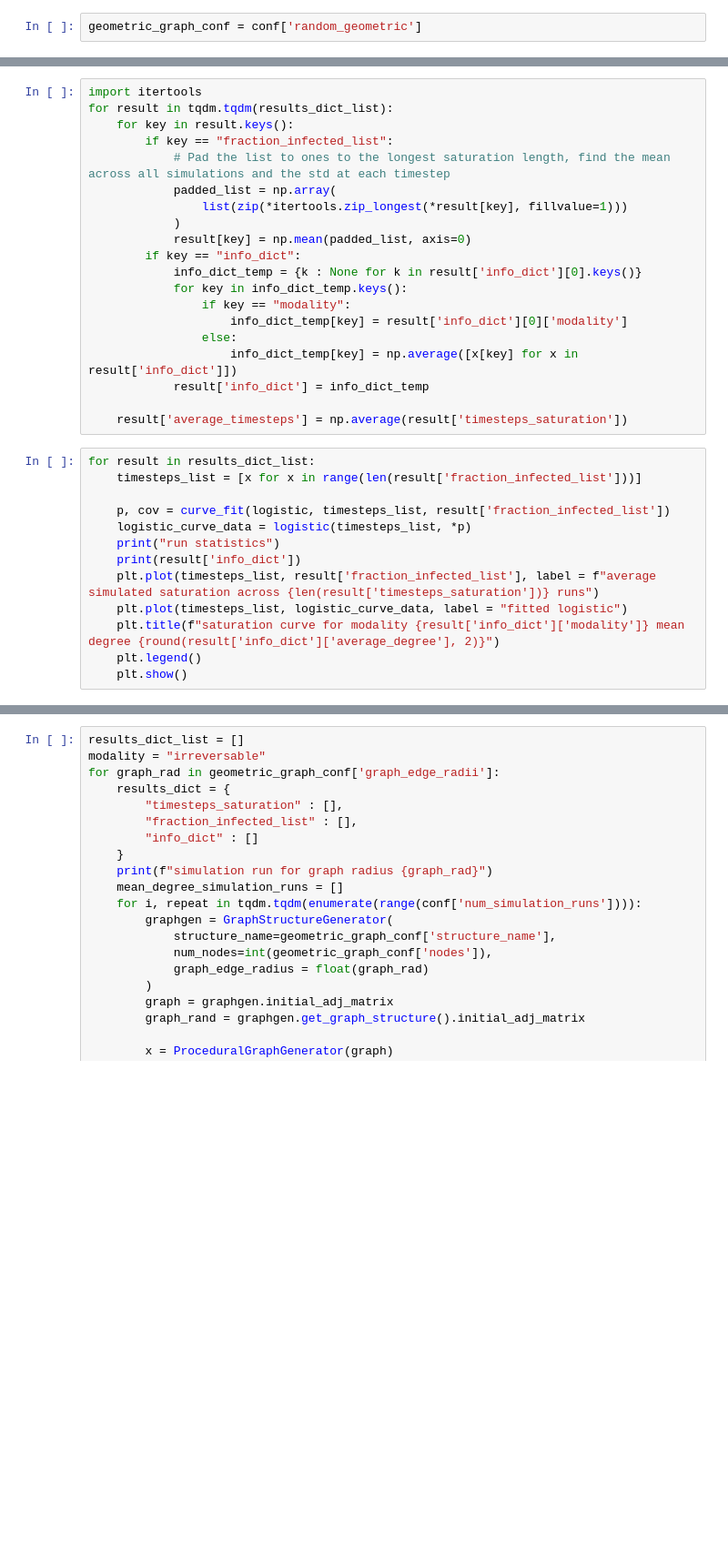
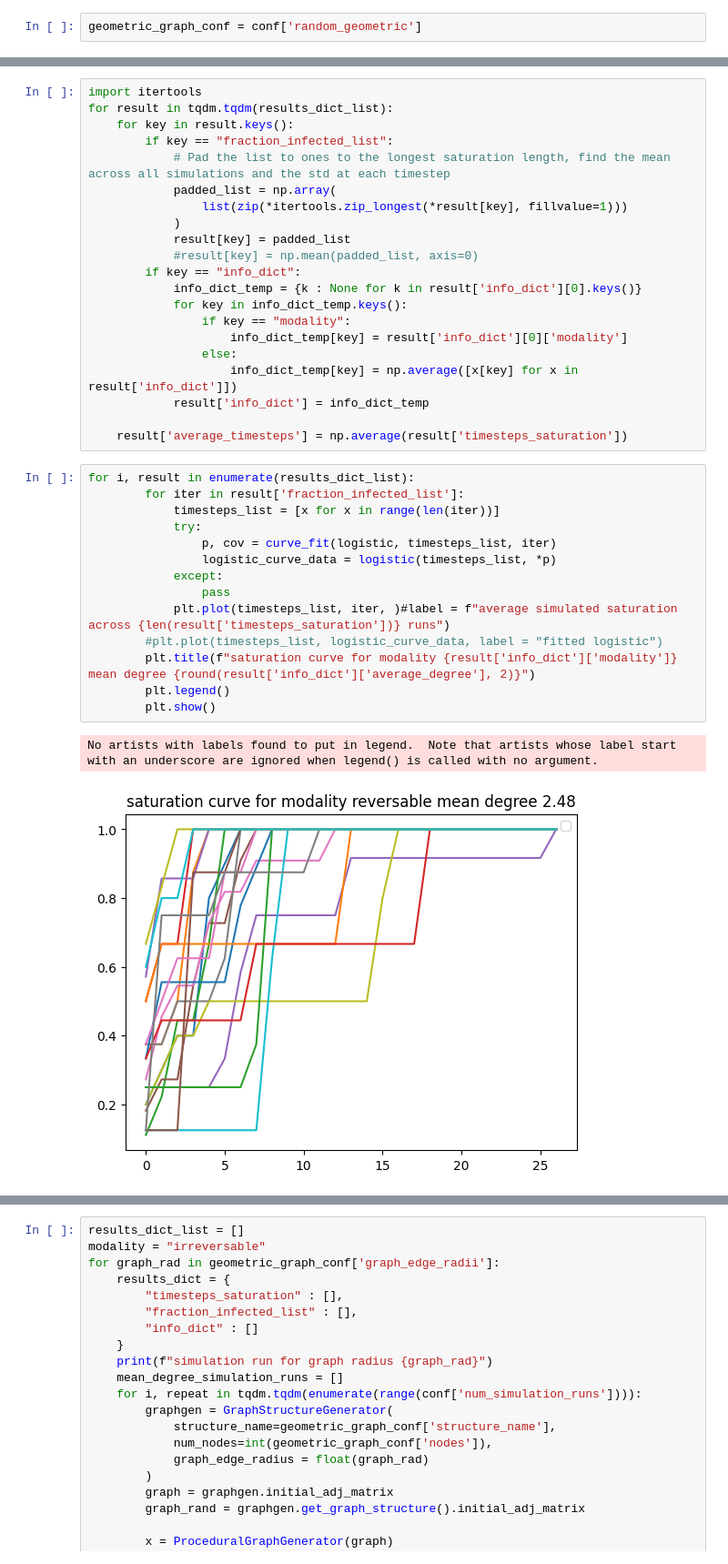
Before and after one commit to cm2435/graph_transmittion_research_project, a Jupyter notebook: variable_structure.ipynb, the cells around one changed output, grey strips where cells are left out. Shown: that part at 91% size. Saved outputs shown, nothing was run; the diff lists cells and outputs as text; blank space fills up the shorter version.

Commit message:
as per meeting, dont average runs, show all on one trace in notebook

```diff
--- a/variable_structure.ipynb
+++ b/variable_structure.ipynb
@@ -58,7 +57,8 @@ for result in tqdm.tqdm(results_dict_list):
             padded_list = np.array(
                 list(zip(*itertools.zip_longest(*result[key], fillvalue=1)))
             )
-            result[key] = np.mean(padded_list, axis=0)
+            result[key] = padded_list
+            #result[key] = np.mean(padded_list, axis=0)
         if key == "info_dict":
             info_dict_temp = {k : None for k in result['info_dict'][0].keys()}
             for key in info_dict_temp.keys():
@@ -70,15 +70,19 @@ for result in tqdm.tqdm(results_dict_list):
 
     result['average_timesteps'] = np.average(result['timesteps_saturation'])
 # %%
-for result in results_dict_list:
-    timesteps_list = [x for x in range(len(result['fraction_infected_list']))]
-
-    p, cov = curve_fit(logistic, timesteps_list, result['fraction_infected_list'])
-    logistic_curve_data = logistic(timesteps_list, *p)
-    print("run statistics")
-    print(result['info_dict'])
-    plt.plot(timesteps_list, result['fraction_infected_list'], label = f"average simulated saturation across {len(result['timesteps_saturation'])} runs")
-    plt.plot(timesteps_list, logistic_curve_data, label = "fitted logistic")
-    plt.title(f"saturation curve for modality {result['info_dict']['modality']} mean degree {round(result['info_dict']['average_degree'], 2)}")
-    plt.legend()
-    plt.show()
+for i, result in enumerate(results_dict_list):
+        for iter in result['fraction_infected_list']:
+            timesteps_list = [x for x in range(len(iter))]
+            try:
+                p, cov = curve_fit(logistic, timesteps_list, iter)
+                logistic_curve_data = logistic(timesteps_list, *p)
+            except:
+                pass
+            plt.plot(timesteps_list, iter, )#label = f"average simulated saturation across {len(result['timesteps_saturation'])} runs")
+        #plt.plot(timesteps_list, logistic_curve_data, label = "fitted logistic")
+        plt.title(f"saturation curve for modality {result['info_dict']['modality']} mean degree {round(result['info_dict']['average_degree'], 2)}")
+        plt.legend()
+        plt.show()
+# %% [output]
+No artists with labels found to put in legend.  Note that artists whose label start with an underscore are ignored when legend() is called with no argument.
+[figure, added]
```
Also changed, not shown: parts of 5 cells of this notebook, 1 other file.
